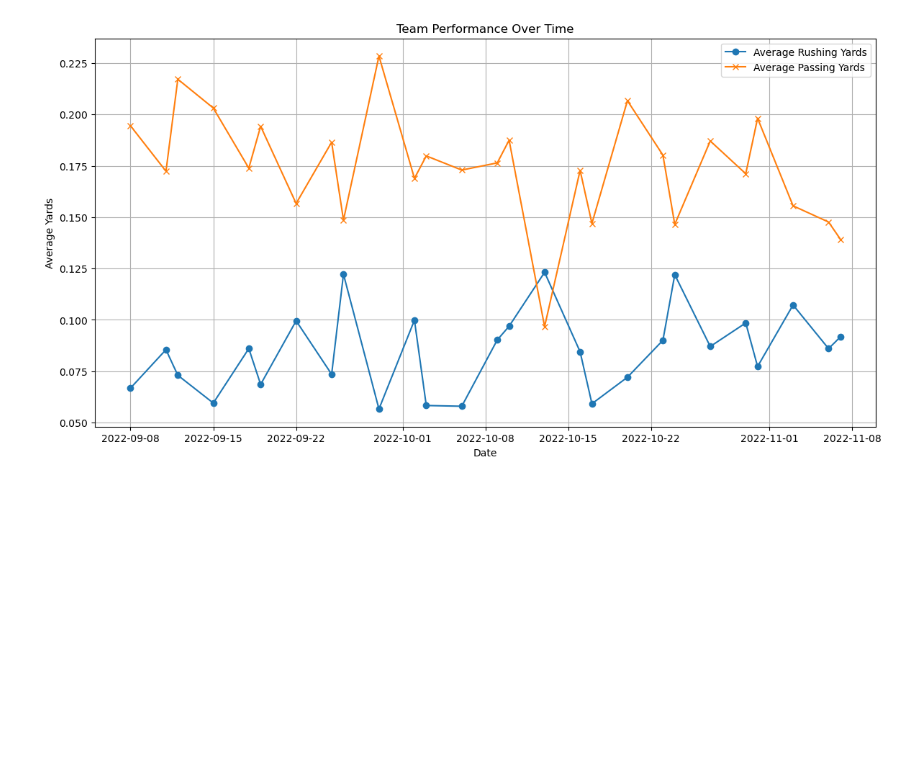
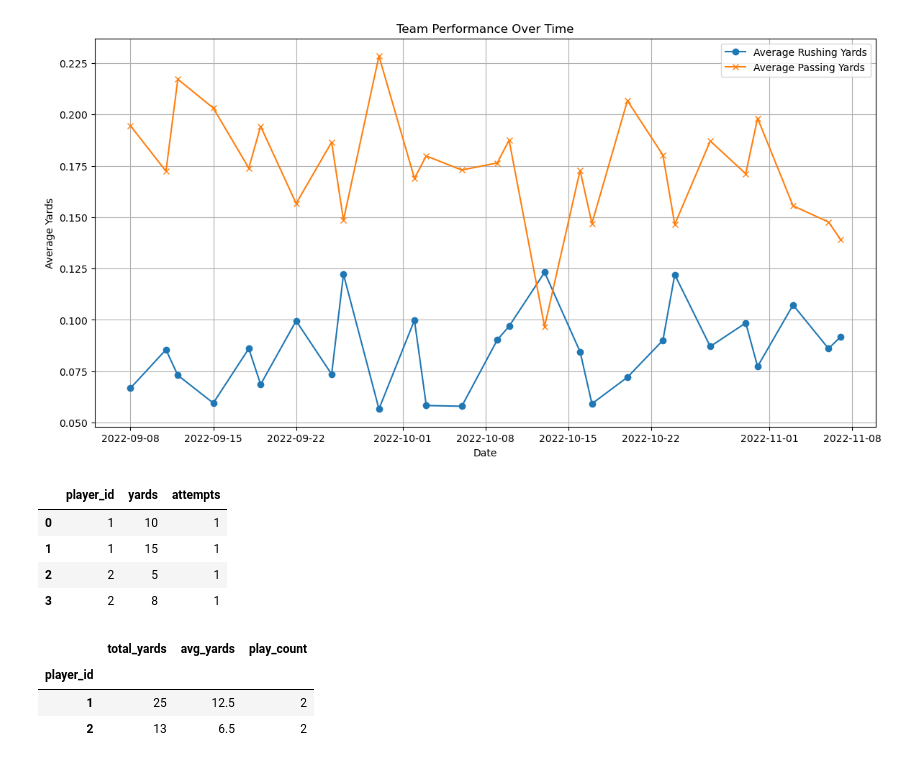
Before and after one commit to ozzyozbourne/CS661, a Jupyter notebook: midterm/dataset/Test.ipynb, the cells around one changed output. Drawn from its saved outputs; the diff is of its cells as text; code cells hidden in the pictures; blank space fills up the shorter version.

```diff
--- a/midterm/dataset/Test.ipynb
+++ b/midterm/dataset/Test.ipynb
@@ -224,3 +224,16 @@ plt.grid()
 plt.show()
 # %% [output]
 [figure]
+# %%
+df = pd.DataFrame({
+    'player_id': [1, 1, 2, 2],
+    'yards': [10, 15, 5, 8],
+    'attempts': [1, 1, 1, 1]
+})
+df
+# %% [output]
+|  | player_id | yards | attempts |
+| 0 | 1 | 10 | 1 |
+| 1 | 1 | 15 | 1 |
+| 2 | 2 | 5 | 1 |
+| 3 | 2 | 8 | 1 |
@@ -226,0 +246,7 @@ plt.show()
+# %%
+result
+# %% [output]
+|  | total_yards | avg_yards | play_count |
+| player_id |  |  |  |
+| 1 | 25 | 12.5 | 2 |
+| 2 | 13 | 6.5 | 2 |
```
Also changed, not shown: parts of 1 cell of this notebook, 7 other files.
